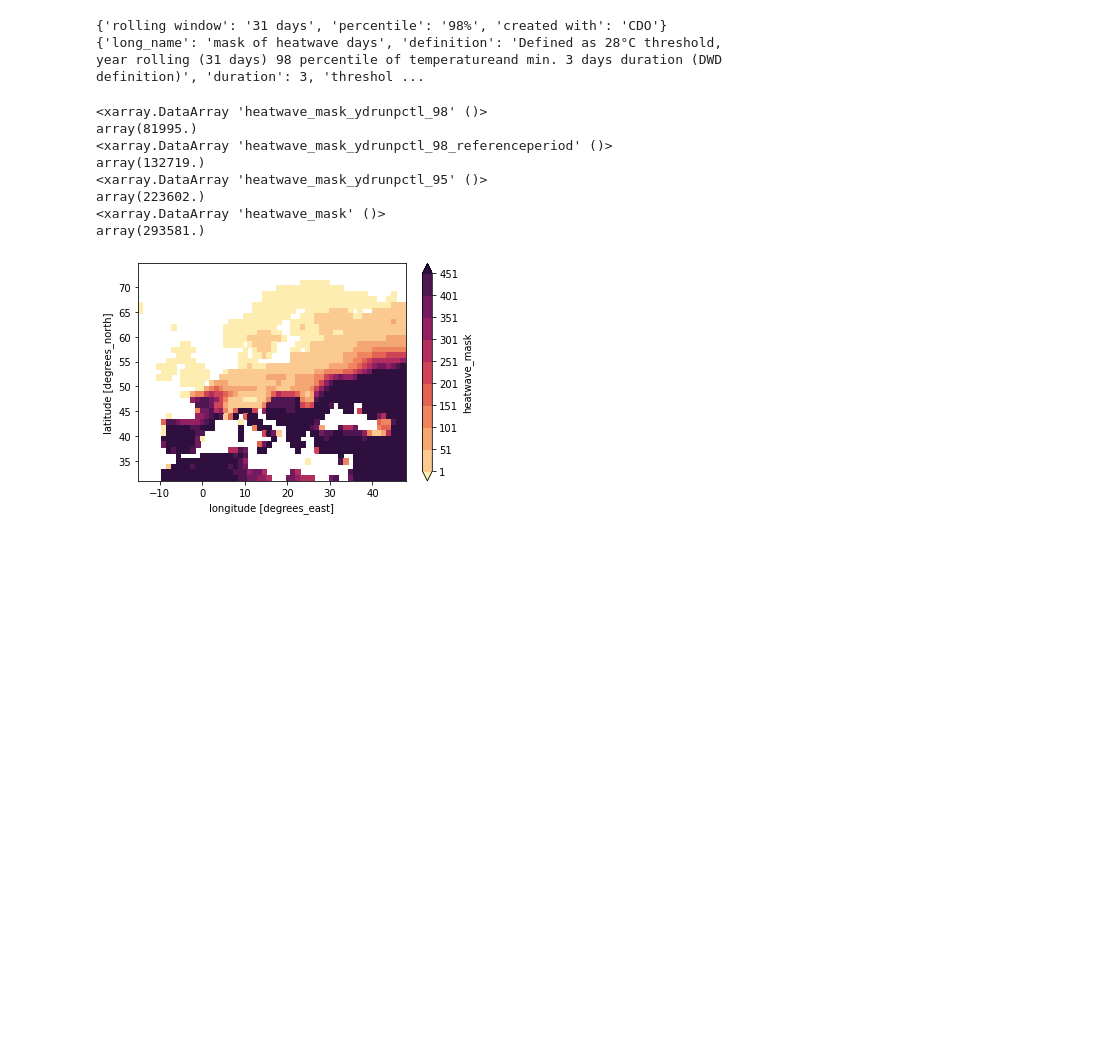
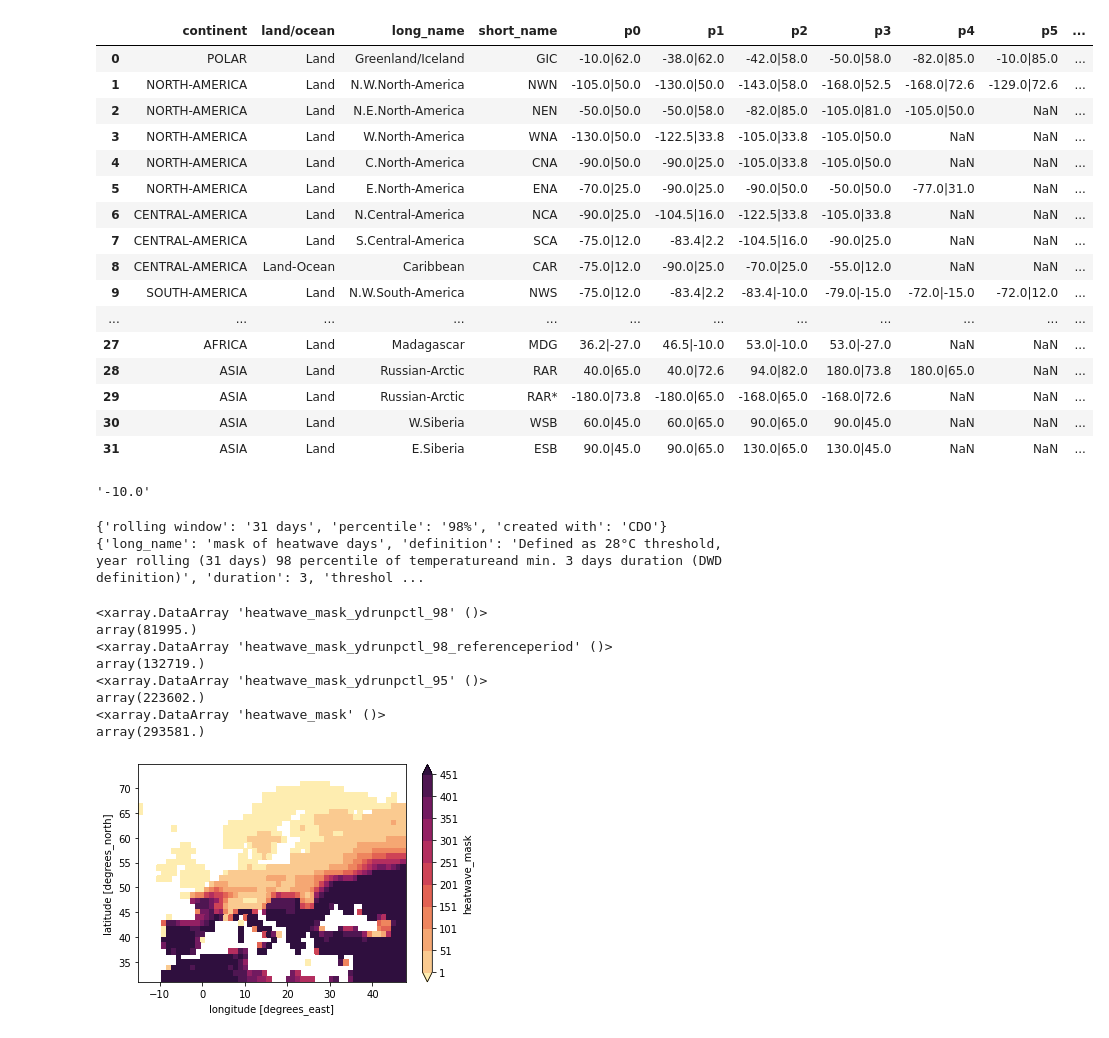
Before and after one commit to nilsnevertree/Trends-in-Heat-Stress-over-Europe, a Jupyter notebook: Scripts/masks_creation.ipynb, the cells around one changed output. Cells and saved outputs as stored; diff of their text form; code cells hidden in the pictures; blank space fills up the shorter version.

```diff
--- a/Scripts/masks_creation.ipynb
+++ b/Scripts/masks_creation.ipynb
@@ -39,3 +73,27 @@ Data variables:
+# %%
+df
+# %% [output]
+|  | continent | land/ocean | long_name | short_name | p0 | p1 | p2 | p3 | p4 | p5 | ... |
+| 0 | POLAR | Land | Greenland/Iceland | GIC | -10.0|62.0 | -38.0|62.0 | -42.0|58.0 | -50.0|58.0 | -82.0|85.0 | -10.0|85.0 | ... |
+| 1 | NORTH-AMERICA | Land | N.W.North-America | NWN | -105.0|50.0 | -130.0|50.0 | -143.0|58.0 | -168.0|52.5 | -168.0|72.6 | -129.0|72.6 | ... |
+| 2 | NORTH-AMERICA | Land | N.E.North-America | NEN | -50.0|50.0 | -50.0|58.0 | -82.0|85.0 | -105.0|81.0 | -105.0|50.0 | NaN | ... |
+| 3 | NORTH-AMERICA | Land | W.North-America | WNA | -130.0|50.0 | -122.5|33.8 | -105.0|33.8 | -105.0|50.0 | NaN | NaN | ... |
+| 4 | NORTH-AMERICA | Land | C.North-America | CNA | -90.0|50.0 | -90.0|25.0 | -105.0|33.8 | -105.0|50.0 | NaN | NaN | ... |
+| 5 | NORTH-AMERICA | Land | E.North-America | ENA | -70.0|25.0 | -90.0|25.0 | -90.0|50.0 | -50.0|50.0 | -77.0|31.0 | NaN | ... |
+| 6 | CENTRAL-AMERICA | Land | N.Central-America | NCA | -90.0|25.0 | -104.5|16.0 | -122.5|33.8 | -105.0|33.8 | NaN | NaN | ... |
+| 7 | CENTRAL-AMERICA | Land | S.Central-America | SCA | -75.0|12.0 | -83.4|2.2 | -104.5|16.0 | -90.0|25.0 | NaN | NaN | ... |
+| 8 | CENTRAL-AMERICA | Land-Ocean | Caribbean | CAR | -75.0|12.0 | -90.0|25.0 | -70.0|25.0 | -55.0|12.0 | NaN | NaN | ... |
+| 9 | SOUTH-AMERICA | Land | N.W.South-America | NWS | -75.0|12.0 | -83.4|2.2 | -83.4|-10.0 | -79.0|-15.0 | -72.0|-15.0 | -72.0|12.0 | ... |
+| ... | ... | ... | ... | ... | ... | ... | ... | ... | ... | ... | ... |
+| 27 | AFRICA | Land | Madagascar | MDG | 36.2|-27.0 | 46.5|-10.0 | 53.0|-10.0 | 53.0|-27.0 | NaN | NaN | ... |
+| 28 | ASIA | Land | Russian-Arctic | RAR | 40.0|65.0 | 40.0|72.6 | 94.0|82.0 | 180.0|73.8 | 180.0|65.0 | NaN | ... |
+| 29 | ASIA | Land | Russian-Arctic | RAR* | -180.0|73.8 | -180.0|65.0 | -168.0|65.0 | -168.0|72.6 | NaN | NaN | ... |
+| 30 | ASIA | Land | W.Siberia | WSB | 60.0|45.0 | 60.0|65.0 | 90.0|65.0 | 90.0|45.0 | NaN | NaN | ... |
+| 31 | ASIA | Land | E.Siberia | ESB | 90.0|45.0 | 90.0|65.0 | 130.0|65.0 | 130.0|45.0 | NaN | NaN | ... |
+# %%
+region_row['p1'].str.split('|').values[0][0]
+# %% [output]
+'-10.0'
 # %%
 # rename the heatwave mask and t2m masks
 data['t2m_mask_ydrunpctl_98_referenceperiod'] = data.t2m_mask_ydrunpctl_98.copy(deep = True)
```
Also changed, not shown: parts of 3 cells of this notebook, 12 other files.
